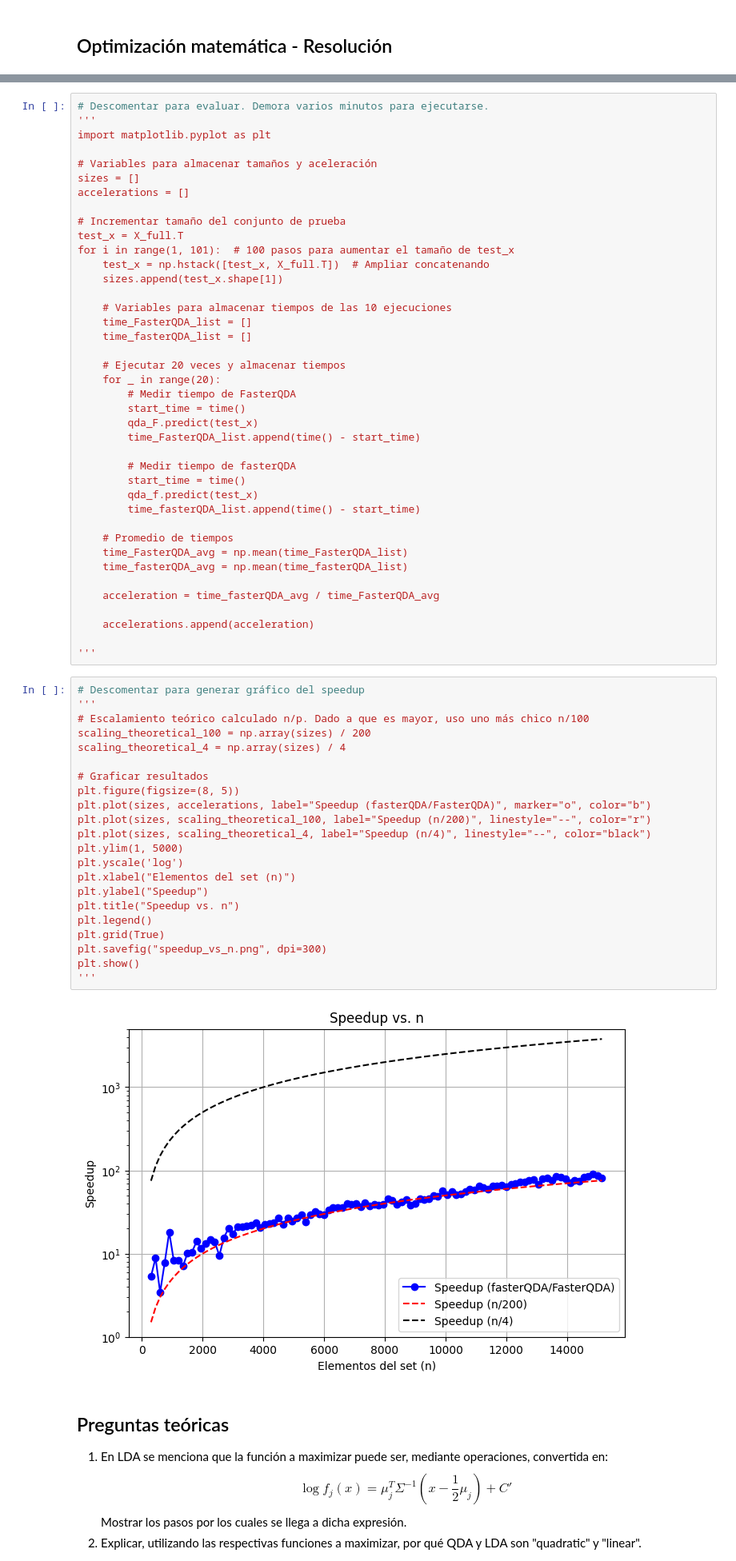
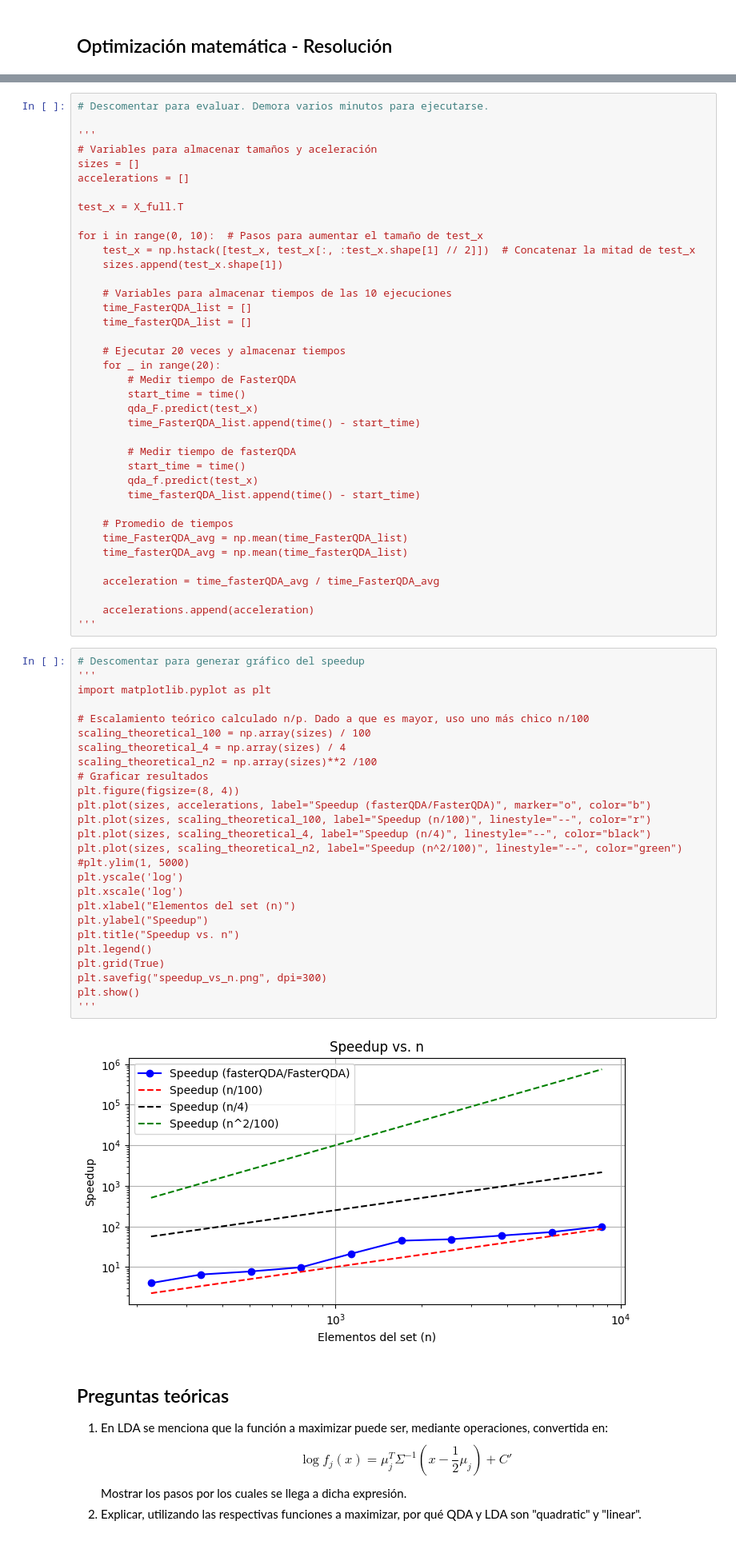
Before and after one commit to gramoscelli/AMIA_TP_Final, a Jupyter notebook: AMIA_2024_TP_final_LDA_QDA_v2.ipynb, the cells around one changed output, grey strips where cells are left out. Shown at 80% size. Drawn from its saved outputs; the diff is of its cells as text.

```diff
--- a/AMIA_2024_TP_final_LDA_QDA_v2.ipynb
+++ b/AMIA_2024_TP_final_LDA_QDA_v2.ipynb
@@ -1113,17 +1113,16 @@ En resumen, al evitar el paso por la matriz $n \times n$, `FasterQDA` logra spee
 <img src="speedup_vs_n.png" alt="Gráfico de Speedup vs. n" width="1000">
 # %%
 # Descomentar para evaluar. Demora varios minutos para ejecutarse.
+
 '''
-import matplotlib.pyplot as plt
-
 # Variables para almacenar tamaños y aceleración
 sizes = []
 accelerations = []
 
-# Incrementar tamaño del conjunto de prueba
 test_x = X_full.T
-for i in range(1, 101):  # 100 pasos para aumentar el tamaño de test_x
-    test_x = np.hstack([test_x, X_full.T])  # Ampliar concatenando
+
+for i in range(0, 10):  # Pasos para aumentar el tamaño de test_x
+    test_x = np.hstack([test_x, test_x[:, :test_x.shape[1] // 2]])  # Concatenar la mitad de test_x
     sizes.append(test_x.shape[1])
 
     # Variables para almacenar tiempos de las 10 ejecuciones
@@ -1149,32 +1148,35 @@ for i in range(1, 101):  # 100 pasos para aumentar el tamaño de test_x
     acceleration = time_fasterQDA_avg / time_FasterQDA_avg
 
     accelerations.append(acceleration)
-
 '''
 # %%
 # Descomentar para generar gráfico del speedup
 '''
+import matplotlib.pyplot as plt
+
 # Escalamiento teórico calculado n/p. Dado a que es mayor, uso uno más chico n/100
-scaling_theoretical_100 = np.array(sizes) / 200
+scaling_theoretical_100 = np.array(sizes) / 100
 scaling_theoretical_4 = np.array(sizes) / 4
-
+scaling_theoretical_n2 = np.array(sizes)**2 /100
 # Graficar resultados
-plt.figure(figsize=(8, 5))
+plt.figure(figsize=(8, 4))
 plt.plot(sizes, accelerations, label="Speedup (fasterQDA/FasterQDA)", marker="o", color="b")
-plt.plot(sizes, scaling_theoretical_100, label="Speedup (n/200)", linestyle="--", color="r")
+plt.plot(sizes, scaling_theoretical_100, label="Speedup (n/100)", linestyle="--", color="r")
 plt.plot(sizes, scaling_theoretical_4, label="Speedup (n/4)", linestyle="--", color="black")
-plt.ylim(1, 5000)
+plt.plot(sizes, scaling_theoretical_n2, label="Speedup (n^2/100)", linestyle="--", color="green")
+#plt.ylim(1, 5000)
 plt.yscale('log')
+plt.xscale('log')
 plt.xlabel("Elementos del set (n)")
 plt.ylabel("Speedup")
 plt.title("Speedup vs. n")
 plt.legend()
 plt.grid(True)
 plt.savefig("speedup_vs_n.png", dpi=300)
 plt.show()
 '''
 # %% [output]
-[figure, old version]
+[figure, new version]
 # %% [markdown]
 ## Preguntas teóricas
 
```
Also changed, not shown: parts of 9 cells of this notebook, 2 other files.
